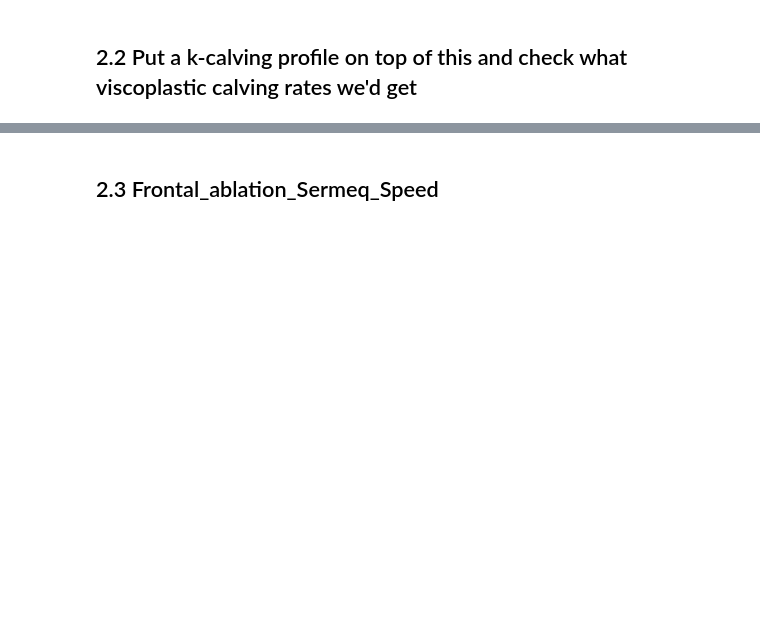
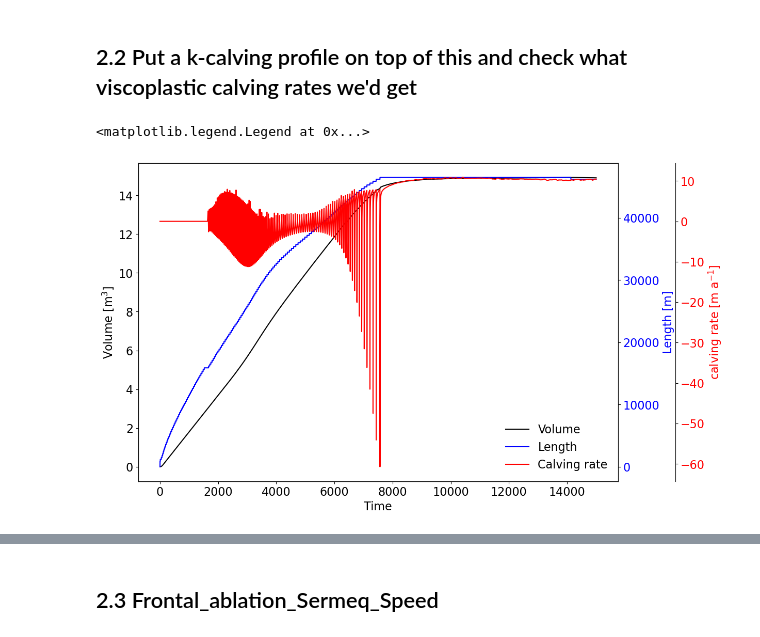
Before and after one commit to Ruitangtang/oggm, a Jupyter notebook: oggm/FA_Sermeq_R&L/Idealized_topo_FA_Sermeq.ipynb, the cells around one changed output, grey strips where cells are left out. Saved outputs shown, nothing was run; the diff lists cells and outputs as text; code cells hidden in the pictures; blank space fills up the shorter version.

Commit message:
update the FA_Sermeq_Test

```diff
--- a/oggm/FA_Sermeq_R&L/Idealized_topo_FA_Sermeq.ipynb
+++ b/oggm/FA_Sermeq_R&L/Idealized_topo_FA_Sermeq.ipynb
@@ -118,3 +108,42 @@ plt.grid(axis='x', color='0.95')
+# %%
+# the Bu-bed in SERMeq, bed_h
+plt.figure(1,figsize=(12, 8))
+# the timeseries of volume
+ax1=plt.subplot(1,1,1)
+ax1=(ds.volume_m3*1e-9).plot(color='k',label='Volume')
+ax1=plt.gca()
+ax1.set_ylabel('Volume [m$^{3}$]',color='k')
+ax1.set_xlabel('Time',color='k')
+ax1.tick_params(axis='y',labelcolor='k')
+
+# the timeseries of length
+ax2=ax1.twinx()
+ax2=plt.plot(ds.length_m.values,color='b',label='Length')
+ax2=plt.gca()
+plt.ylabel('Length [m]',color='b')
+plt.tick_params(axis='y',labelcolor='b')
+
+# the timeseries of calving rate
+ax3=ax1.twinx()
+plt.plot(ds.calving_rate_myr.values,color='r',label='Calving rate')
+ax3=plt.gca()
+ax3.spines['right'].set_position(('outward', 80))
+plt.ylabel('calving rate [m a$^{-1}$]',color='r')
+plt.tick_params(axis='y',labelcolor='r')
+####################################################################################
+# Combine the legends from all axes
+lines, labels = ax1.get_legend_handles_labels()
+lines2, labels2 = ax2.get_legend_handles_labels()
+lines3, labels3 = ax3.get_legend_handles_labels()
+ax1.legend(lines + lines2 + lines3, labels + labels2 + labels3, loc='lower right',frameon=False)
+
+####################################################################################
+#save the figure
+# plt.savefig(Figpath_Folder_tif_path+rgi_id+'Volume_change_Timeseries'+'.tif',dpi=600,bbox_inches='tight')
+# plt.savefig(Figpath_Folder_png_path+rgi_id+'Volume_change_Timeseries'+'.png',dpi=600,bbox_inches='tight')
+# %% [output]
+<matplotlib.legend.Legend at 0x...>
+[figure, added]
 # %%
 # the Bu-bed in SERMeq, bed_h
 plt.figure(1,figsize=(12, 8))
```
Also changed, not shown: parts of 22 cells of this notebook, 5 other files.
